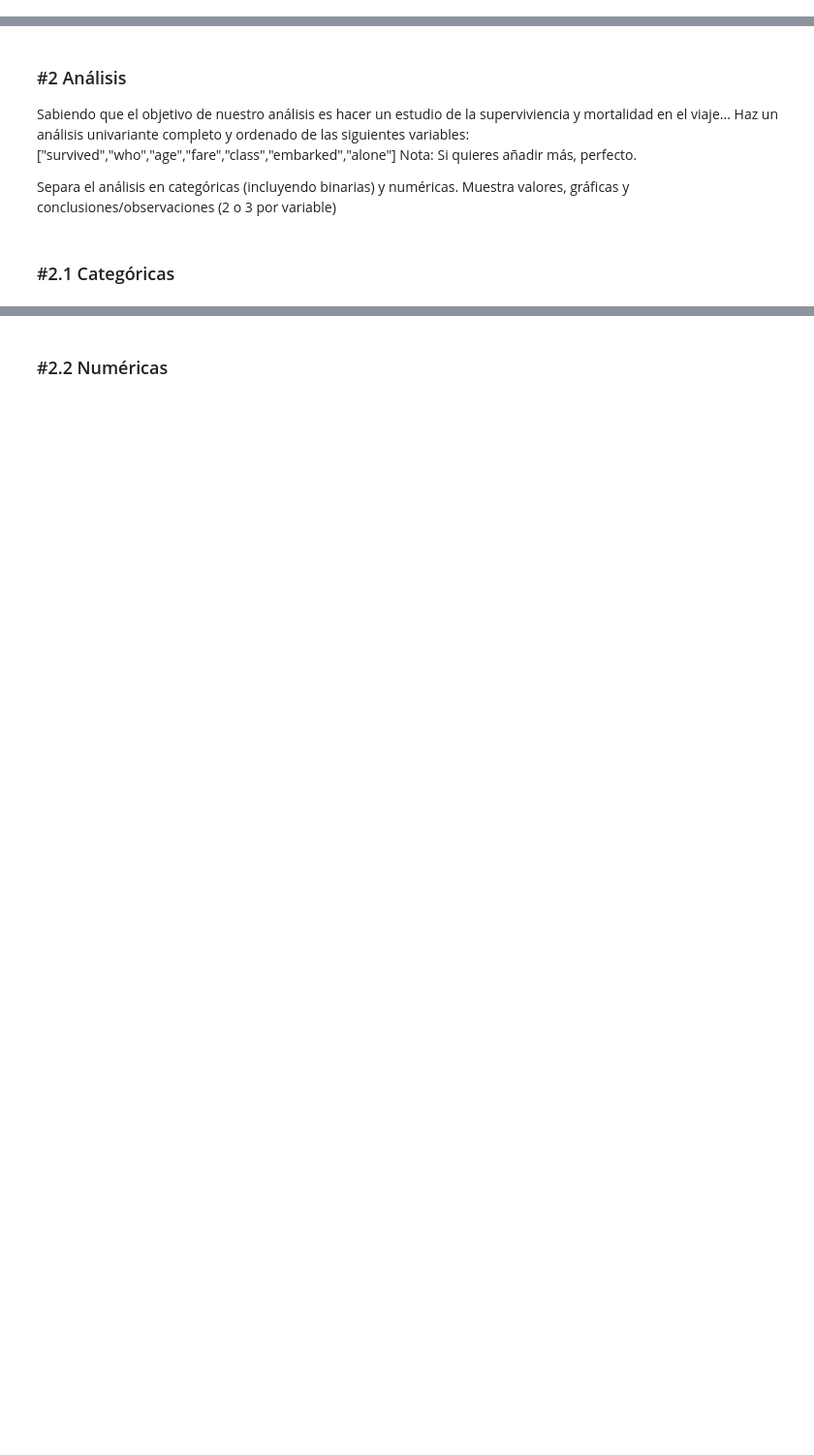
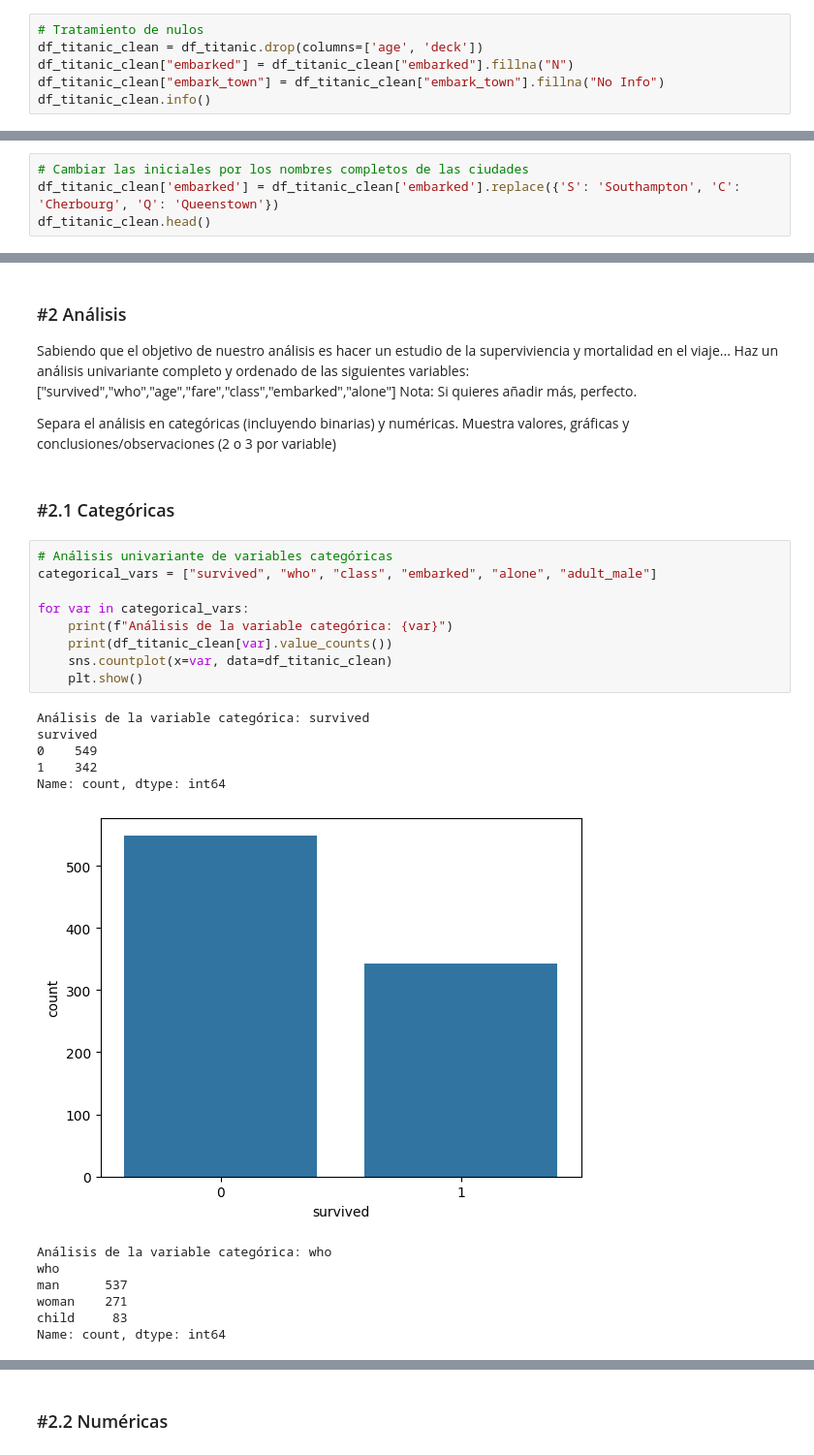
Before and after one commit to redani77/ONLINE_DS_THEBRIDGE_DaniCastillo, a Jupyter notebook: 007 ANALISIS DESCRIPTIVO/Unidad_01/Practica_Obligatoria/18_Practica_Obligatoria_Univariante.ipynb, the cells around one changed output, grey strips where cells are left out. Shown at 97% size. Drawn from its saved outputs; the diff is of its cells as text; blank space fills up the shorter version.

```diff
--- a/007 ANALISIS DESCRIPTIVO/Unidad_01/Practica_Obligatoria/18_Practica_Obligatoria_Univariante.ipynb
+++ b/007 ANALISIS DESCRIPTIVO/Unidad_01/Practica_Obligatoria/18_Practica_Obligatoria_Univariante.ipynb
@@ -113,0 +138,6 @@ Obtén el porcentaje de nulos y decide que hacer con las columnas con nulos y ej
+# %%
+# Tratamiento de nulos
+df_titanic_clean = df_titanic.drop(columns=['age', 'deck'])
+df_titanic_clean["embarked"] = df_titanic_clean["embarked"].fillna("N")
+df_titanic_clean["embark_town"] = df_titanic_clean["embark_town"].fillna("No Info")
+df_titanic_clean.info()
@@ -127,3 +188,7 @@ Sobre el dataset "limpio". Rellena la tabla de descripción (muy breve) de lo qu
 ### #1.5
 
 Busca en internet las tres ciudades que visitó el Titanic antes de poner rumbo a su destino y llegar a alta mar. Cambia las iniciales por esos valores.
+# %%
+# Cambiar las iniciales por los nombres completos de las ciudades
+df_titanic_clean['embarked'] = df_titanic_clean['embarked'].replace({'S': 'Southampton', 'C': 'Cherbourg', 'Q': 'Queenstown'})
+df_titanic_clean.head()
@@ -137,3 +209,25 @@ Nota: Si quieres añadir más, perfecto.
 Separa el análisis en categóricas (incluyendo binarias) y numéricas. Muestra valores, gráficas y conclusiones/observaciones (2 o 3 por variable)
 # %% [markdown]
 ### #2.1 Categóricas
+# %%
+# Análisis univariante de variables categóricas
+categorical_vars = ["survived", "who", "class", "embarked", "alone", "adult_male"]
+
+for var in categorical_vars:
+    print(f"Análisis de la variable categórica: {var}")
+    print(df_titanic_clean[var].value_counts())
+    sns.countplot(x=var, data=df_titanic_clean)
+    plt.show()
+# %% [output]
+Análisis de la variable categórica: survived
+survived
+0    549
+1    342
+Name: count, dtype: int64
+[figure, added]
+Análisis de la variable categórica: who
+who
+man      537
+woman    271
+child     83
+Name: count, dtype: int64
```
Also changed, not shown: parts of 13 cells of this notebook.
